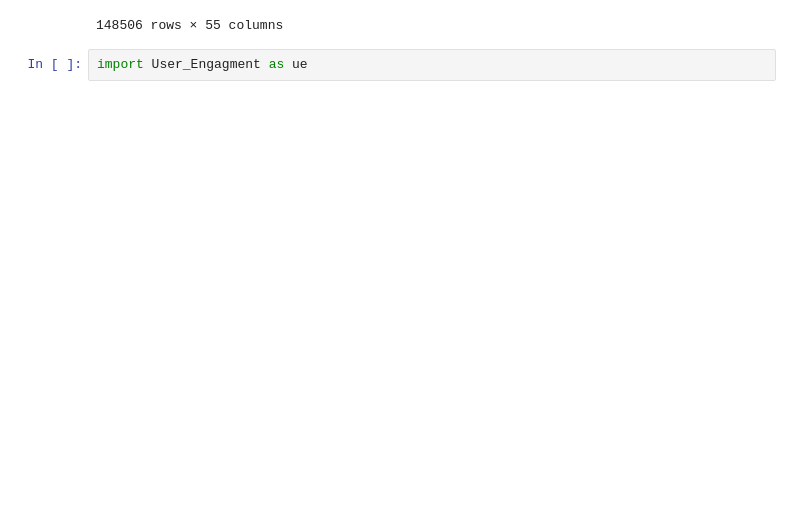
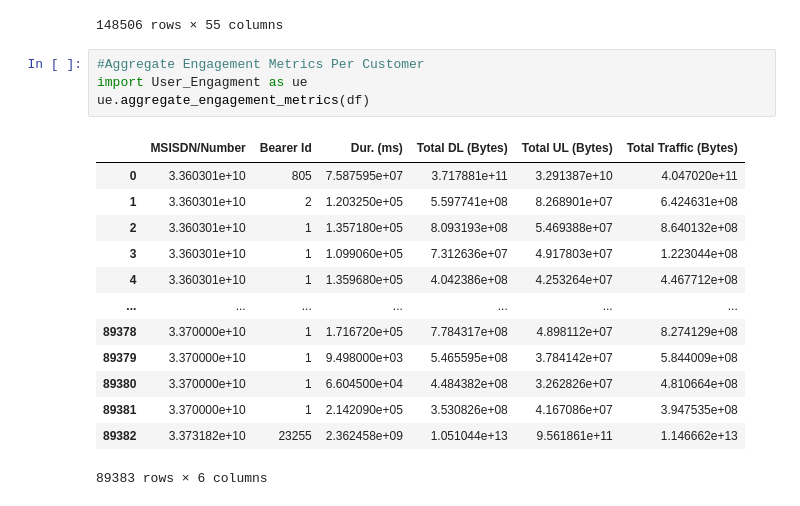
Before and after one commit to Nahom-ketsela/kaim-week-02, a Jupyter notebook: notebook/User_Engagment_Analysis.ipynb, the cells around one changed output. Drawn from its saved outputs; the diff is of its cells as text; blank space fills up the shorter version.

Commit message:
Aggregate Engagement Metrics Per Customer created

```diff
--- a/notebook/User_Engagment_Analysis.ipynb
+++ b/notebook/User_Engagment_Analysis.ipynb
@@ -123,4 +123,20 @@ uoe.treat_outliers(df)
 | 149999 | 1.311448e+19 | 4/29/2019 7:28 | 696.0 | 4/30/2019 10:40 | 327.0 | 97910.00 | 2.082021e+14 | 3.361962e+10 | 8.618620e+13 | ... |
 148506 rows × 55 columns
 # %%
+#Aggregate Engagement Metrics Per Customer
 import User_Engagment as ue
+ue.aggregate_engagement_metrics(df)
+# %% [output]
+|  | MSISDN/Number | Bearer Id | Dur. (ms) | Total DL (Bytes) | Total UL (Bytes) | Total Traffic (Bytes) |
+| 0 | 3.360301e+10 | 805 | 7.587595e+07 | 3.717881e+11 | 3.291387e+10 | 4.047020e+11 |
+| 1 | 3.360301e+10 | 2 | 1.203250e+05 | 5.597741e+08 | 8.268901e+07 | 6.424631e+08 |
+| 2 | 3.360301e+10 | 1 | 1.357180e+05 | 8.093193e+08 | 5.469388e+07 | 8.640132e+08 |
+| 3 | 3.360301e+10 | 1 | 1.099060e+05 | 7.312636e+07 | 4.917803e+07 | 1.223044e+08 |
+| 4 | 3.360301e+10 | 1 | 1.359680e+05 | 4.042386e+08 | 4.253264e+07 | 4.467712e+08 |
+| ... | ... | ... | ... | ... | ... | ... |
+| 89378 | 3.370000e+10 | 1 | 1.716720e+05 | 7.784317e+08 | 4.898112e+07 | 8.274129e+08 |
+| 89379 | 3.370000e+10 | 1 | 9.498000e+03 | 5.465595e+08 | 3.784142e+07 | 5.844009e+08 |
+| 89380 | 3.370000e+10 | 1 | 6.604500e+04 | 4.484382e+08 | 3.262826e+07 | 4.810664e+08 |
+| 89381 | 3.370000e+10 | 1 | 2.142090e+05 | 3.530826e+08 | 4.167086e+07 | 3.947535e+08 |
+| 89382 | 3.373182e+10 | 23255 | 2.362458e+09 | 1.051044e+13 | 9.561861e+11 | 1.146662e+13 |
+89383 rows × 6 columns
```
